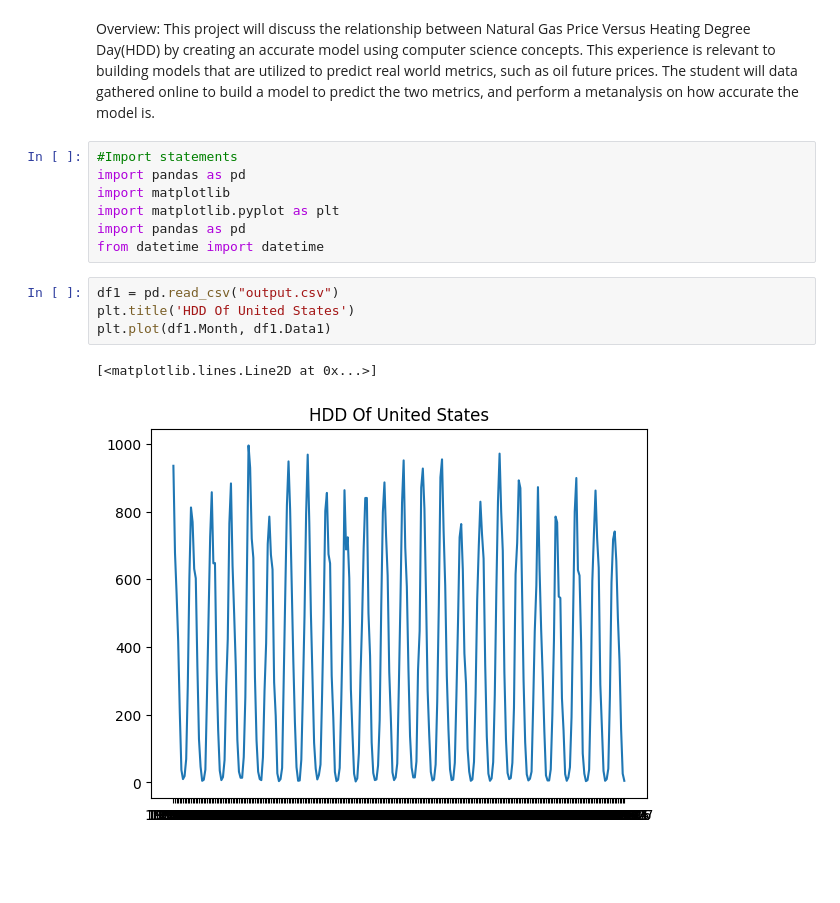
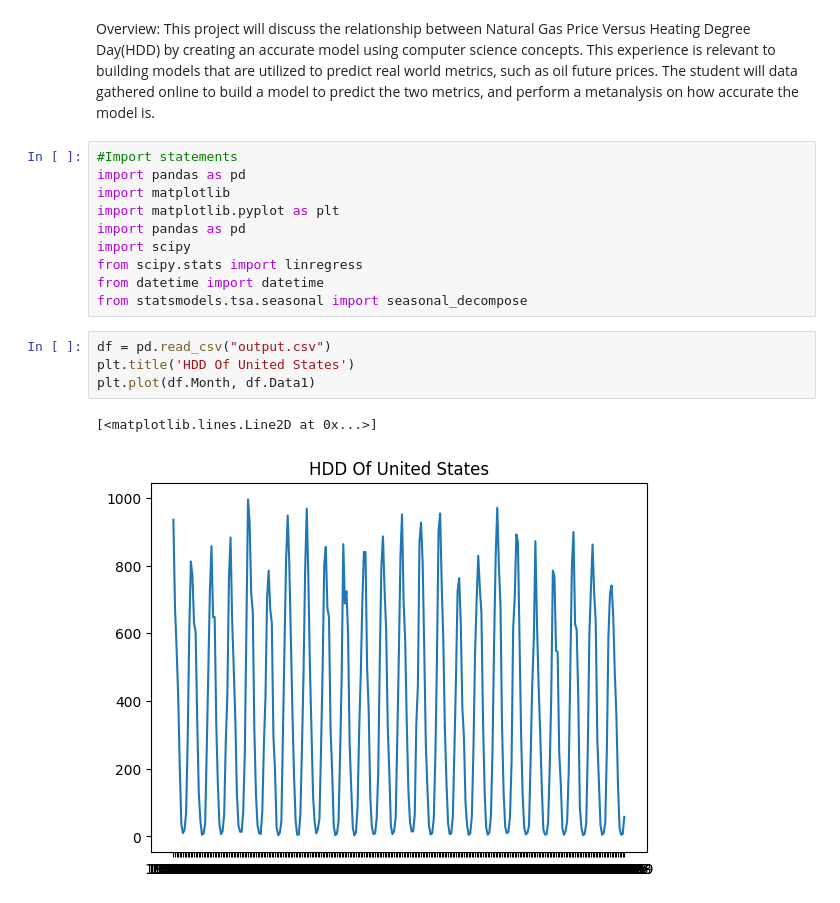
Before and after one commit to johnCavatelli/CS-5990-Gas-Price, a Jupyter notebook: main.ipynb, the cells around one changed output. Saved outputs shown, nothing was run; the diff lists cells and outputs as text; blank space fills up the shorter version.

Commit message:
Add Season Decompisition

```diff
--- a/main.ipynb
+++ b/main.ipynb
@@ -6,12 +6,15 @@ import pandas as pd
 import matplotlib
 import matplotlib.pyplot as plt
 import pandas as pd
+import scipy
+from scipy.stats import linregress
 from datetime import datetime
+from statsmodels.tsa.seasonal import seasonal_decompose
 # %%
-df1 = pd.read_csv("output.csv")
+df = pd.read_csv("output.csv")
 plt.title('HDD Of United States')
-plt.plot(df1.Month, df1.Data1)
+plt.plot(df.Month, df.Data1)
 # %% [output]
 [<matplotlib.lines.Line2D at 0x...>]
-[figure, old version]
+[figure, new version]
 # %%
```
Also changed, not shown: parts of 7 cells of this notebook, 5 other files.
